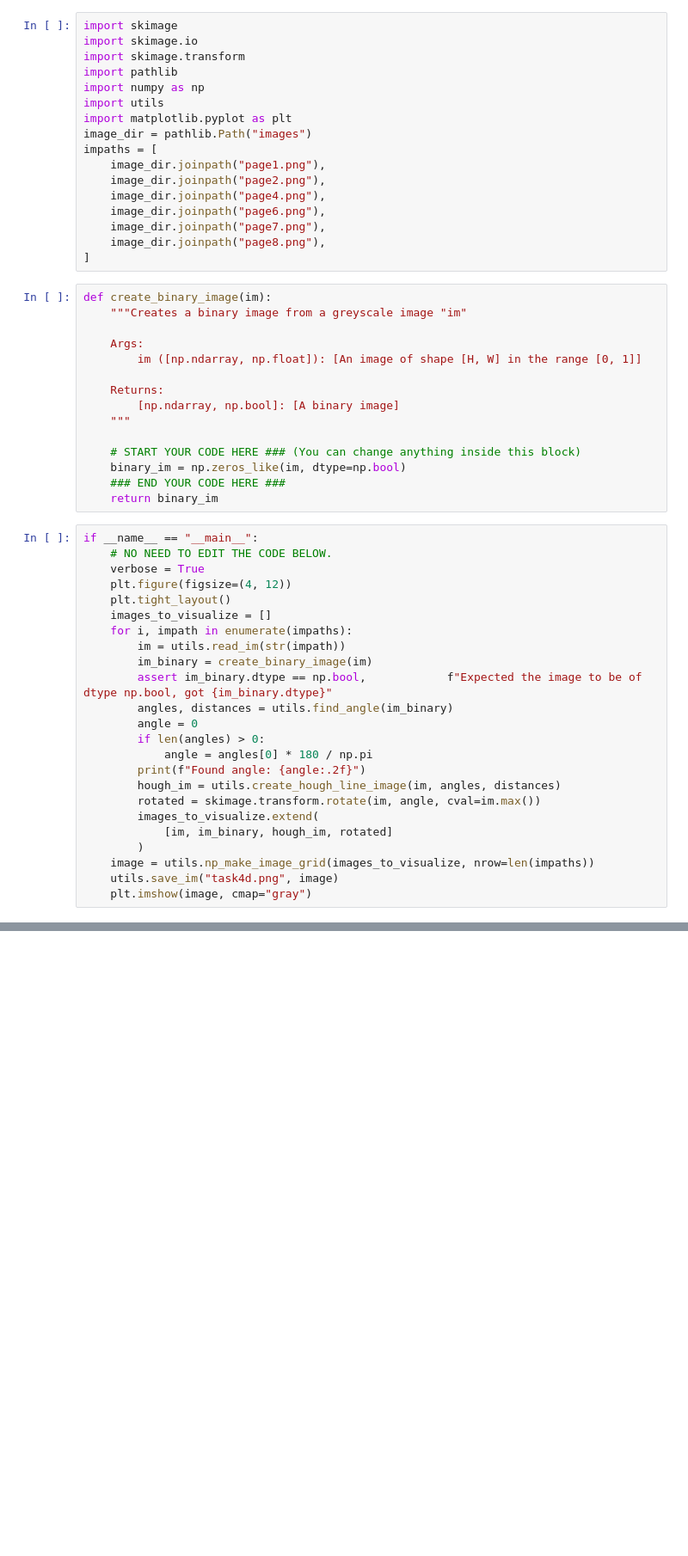
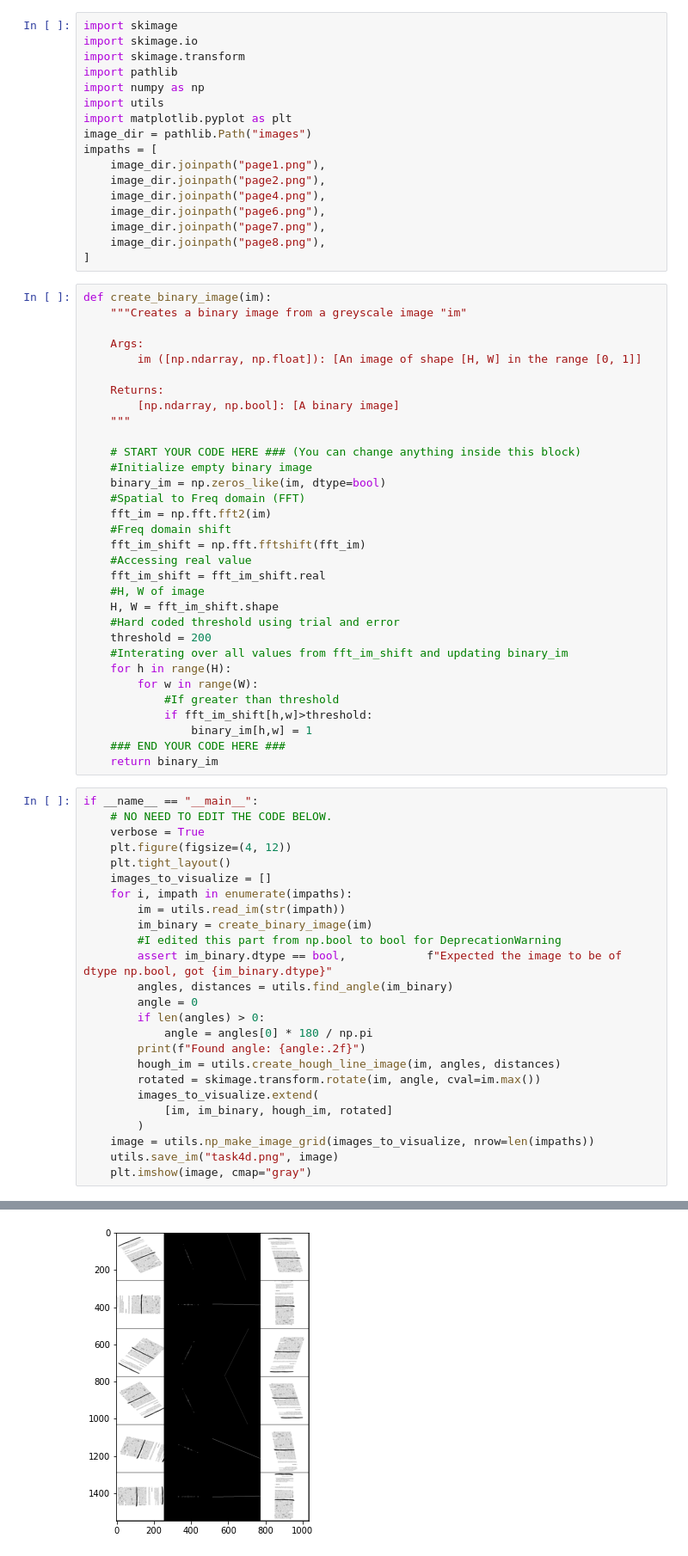
Before and after one commit to ashiqulalamkhan/TDT4195_IP, a Jupyter notebook: assignment 2/task4d.ipynb, the cells around one changed output, grey strips where cells are left out. Shown at 86% size. Drawn from its saved outputs; the diff is of its cells as text; blank space fills up the shorter version.

```diff
--- a/assignment 2/task4d.ipynb
+++ b/assignment 2/task4d.ipynb
@@ -27,7 +27,24 @@ def create_binary_image(im):
     """
 
     # START YOUR CODE HERE ### (You can change anything inside this block)
-    binary_im = np.zeros_like(im, dtype=np.bool)
+    #Initialize empty binary image
+    binary_im = np.zeros_like(im, dtype=bool)
+    #Spatial to Freq domain (FFT)
+    fft_im = np.fft.fft2(im)
+    #Freq domain shift
+    fft_im_shift = np.fft.fftshift(fft_im)
+    #Accessing real value
+    fft_im_shift = fft_im_shift.real
+    #H, W of image
+    H, W = fft_im_shift.shape
+    #Hard coded threshold using trial and error
+    threshold = 200
+    #Interating over all values from fft_im_shift and updating binary_im
+    for h in range(H):
+        for w in range(W):
+            #If greater than threshold
+            if fft_im_shift[h,w]>threshold:
+                binary_im[h,w] = 1
     ### END YOUR CODE HERE ###
     return binary_im
 # %%
@@ -40,7 +57,8 @@ if __name__ == "__main__":
     for i, impath in enumerate(impaths):
         im = utils.read_im(str(impath))
         im_binary = create_binary_image(im)
-        assert im_binary.dtype == np.bool,            f"Expected the image to be of dtype np.bool, got {im_binary.dtype}"
+        #I edited this part from np.bool to bool for DeprecationWarning
+        assert im_binary.dtype == bool,            f"Expected the image to be of dtype np.bool, got {im_binary.dtype}"
         angles, distances = utils.find_angle(im_binary)
         angle = 0
         if len(angles) > 0:
@@ -54,3 +72,4 @@ if __name__ == "__main__":
     image = utils.np_make_image_grid(images_to_visualize, nrow=len(impaths))
     utils.save_im("task4d.png", image)
     plt.imshow(image, cmap="gray")
+# %% [output]
@@ -56,0 +83 @@ if __name__ == "__main__":
+[figure, added]
```
Also changed, not shown: parts of 1 cell of this notebook, 12 other files.
